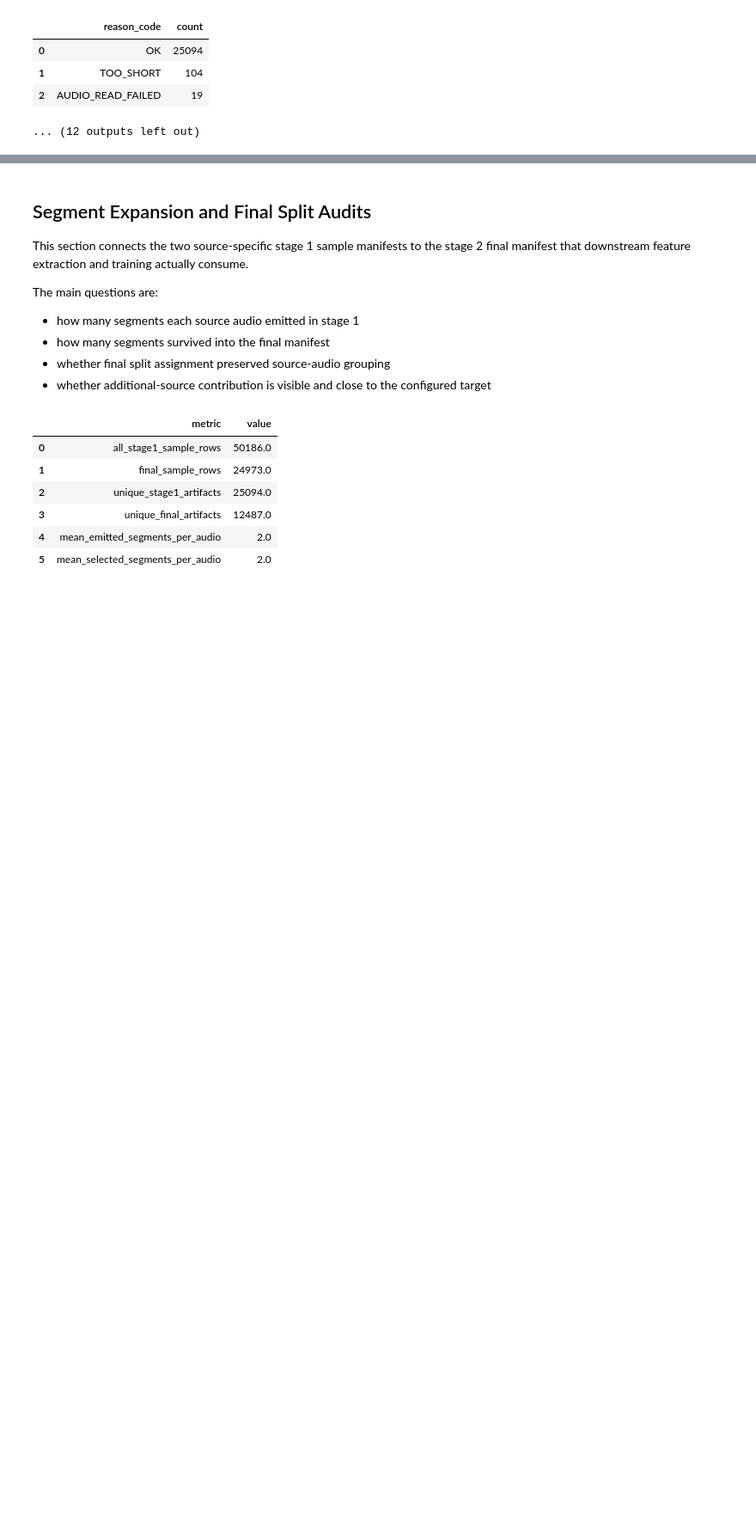
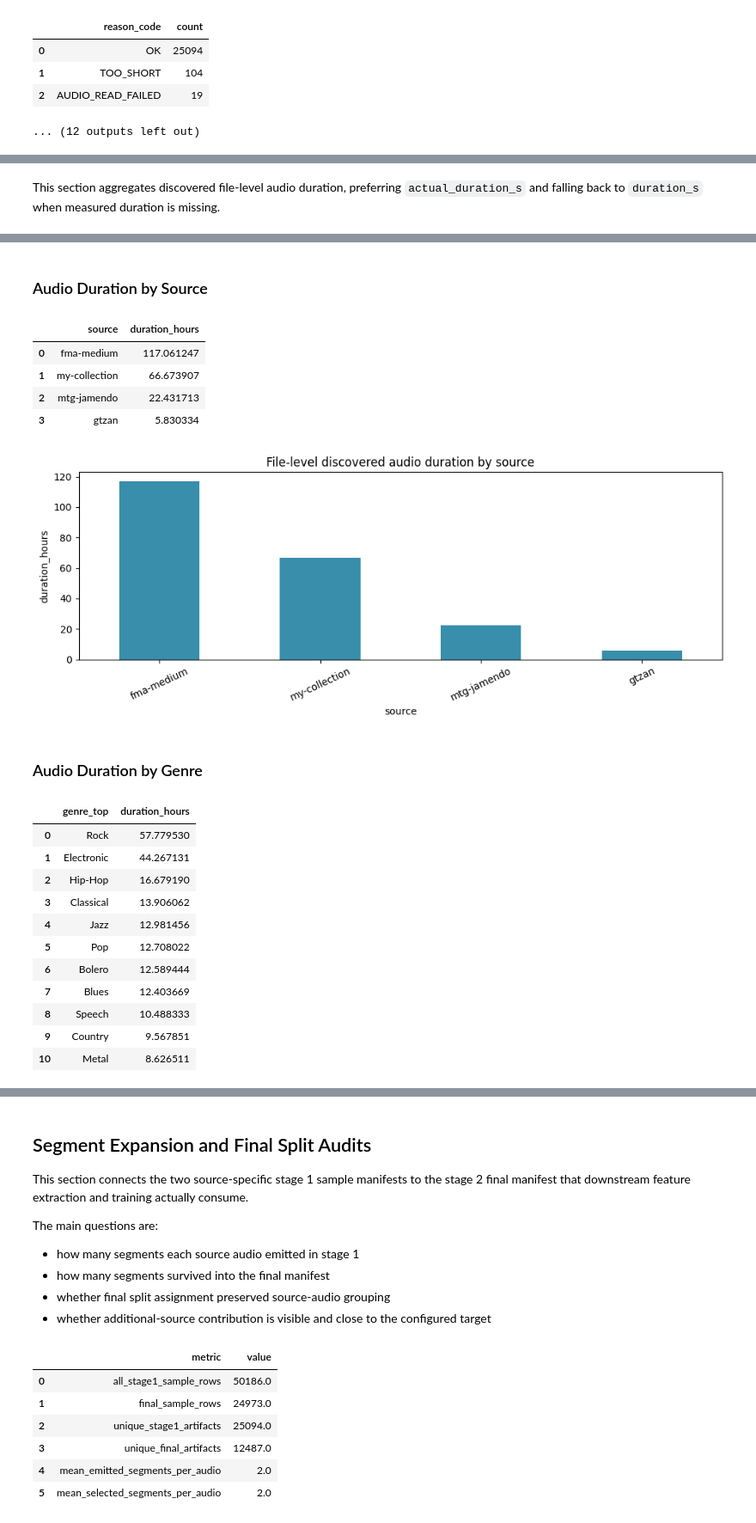
Before and after one commit to howienguyen/machine-learning-1, a Jupyter notebook: MelCNN-MGR/model_training/2_MelCNN_MGR_Manifest_LogMel_EDA.ipynb, the cells around one changed output, grey strips where cells are left out. Shown at 86% size. Cells and saved outputs as stored; diff of their text form; code cells hidden in the pictures; blank space fills up the shorter version.

```diff
--- a/MelCNN-MGR/model_training/2_MelCNN_MGR_Manifest_LogMel_EDA.ipynb
+++ b/MelCNN-MGR/model_training/2_MelCNN_MGR_Manifest_LogMel_EDA.ipynb
@@ -790,3 +790,62 @@ plot_hist(duration_analysis_df['duration_delta_s'], title='duration_s minus actu
 | 1 | TOO_SHORT | 104 |
 | 2 | AUDIO_READ_FAILED | 19 |
 ... (12 outputs left out)
+# %%
+duration_audit_df = all_datasets_df.copy()
+duration_audit_df['duration_for_aggregation_s'] = pd.to_numeric(
+    duration_audit_df['actual_duration_s'],
+    errors='coerce',
+)
+duration_audit_df['duration_for_aggregation_s'] = duration_audit_df['duration_for_aggregation_s'].fillna(
+    pd.to_numeric(duration_audit_df['duration_s'], errors='coerce')
+)
+duration_audit_df = duration_audit_df[
+    duration_audit_df['duration_for_aggregation_s'].notna()
+    & (duration_audit_df['duration_for_aggregation_s'] > 0)
+].copy()
+duration_audit_df['duration_hours'] = duration_audit_df['duration_for_aggregation_s'] / 3600.0
+
+display(Markdown('## File-Level Discovered Audio Duration'))
+display(Markdown(
+    'This section aggregates discovered file-level audio duration, preferring `actual_duration_s` and falling back to `duration_s` when measured duration is missing.'
+) )
+
+if duration_audit_df.empty:
+    print('No valid positive audio durations were found in the file-level manifests.')
+else:
+    duration_metric_rows = pd.DataFrame([
+        {'metric': 'rows_with_usable_duration', 'value': len(duration_audit_df)},
+        {'metric': 'total_discovered_duration_hours', 'value': round(duration_audit_df['duration_hours'].sum(), 2)},
+        {'metric': 'mean_discovered_duration_minutes', 'value': round(duration_audit_df['duration_for_aggregation_s'].mean() / 60.0, 2)},
+        {'metric': 'median_discovered_duration_minutes', 'value': round(duration_audit_df['duration_for_aggregation_s'].median() / 60.0, 2)},
+    ])
+    display(duration_metric_rows)
+
+    duration_by_source = duration_audit_df.groupby('source')['duration_hours'].sum().sort_values(ascending=False)
+    duration_by_genre = duration_audit_df.groupby('genre_top')['duration_hours'].sum().sort_values(ascending=False)
+
+    display(Markdown('### Audio Duration by Source'))
+    display(duration_by_source.rename_axis('source').reset_index(name='duration_hours'))
+    plot_bar(
+        duration_by_source,
+        title='File-level discovered audio duration by source',
+        xlabel='source',
+        ylabel='duration_hours',
+        rotation=25,
+        figsize=(10, 4),
+        color="#388EAB",
+    )
+
+
+    display(Markdown('### Audio Duration by Genre'))
+    display(duration_by_genre.rename_axis('genre_top').reset_index(name='duration_hours'))
+    plot_bar(
+        duration_by_genre,
+        title='File-level discovered audio duration by genre',
+        xlabel='genre_top',
+        ylabel='duration_hours',
+        rotation=35,
+        figsize=(12, 5),
+        color="#368F79",
+    )
+# %% [output]
@@ -792,0 +853 @@ plot_hist(duration_analysis_df['duration_delta_s'], title='duration_s minus actu
+This section aggregates discovered file-level audio duration, preferring `actual_duration_s` and falling back to `duration_s` when measured duration is missing.
@@ -792,0 +859,20 @@ plot_hist(duration_analysis_df['duration_delta_s'], title='duration_s minus actu
+### Audio Duration by Source
+|  | source | duration_hours |
+| 0 | fma-medium | 117.061247 |
+| 1 | my-collection | 66.673907 |
+| 2 | mtg-jamendo | 22.431713 |
+| 3 | gtzan | 5.830334 |
+[figure, added]
+### Audio Duration by Genre
+|  | genre_top | duration_hours |
+| 0 | Rock | 57.779530 |
+| 1 | Electronic | 44.267131 |
+| 2 | Hip-Hop | 16.679190 |
+| 3 | Classical | 13.906062 |
+| 4 | Jazz | 12.981456 |
+| 5 | Pop | 12.708022 |
+| 6 | Bolero | 12.589444 |
+| 7 | Blues | 12.403669 |
+| 8 | Speech | 10.488333 |
+| 9 | Country | 9.567851 |
+| 10 | Metal | 8.626511 |
```
Also changed, not shown: parts of 11 cells of this notebook, 8 other files.
